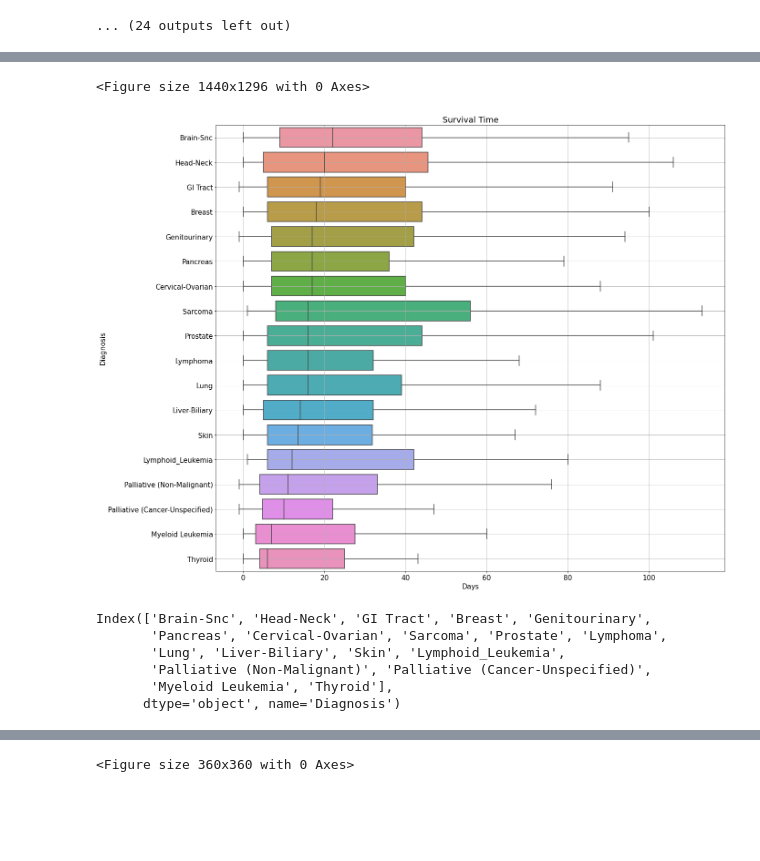
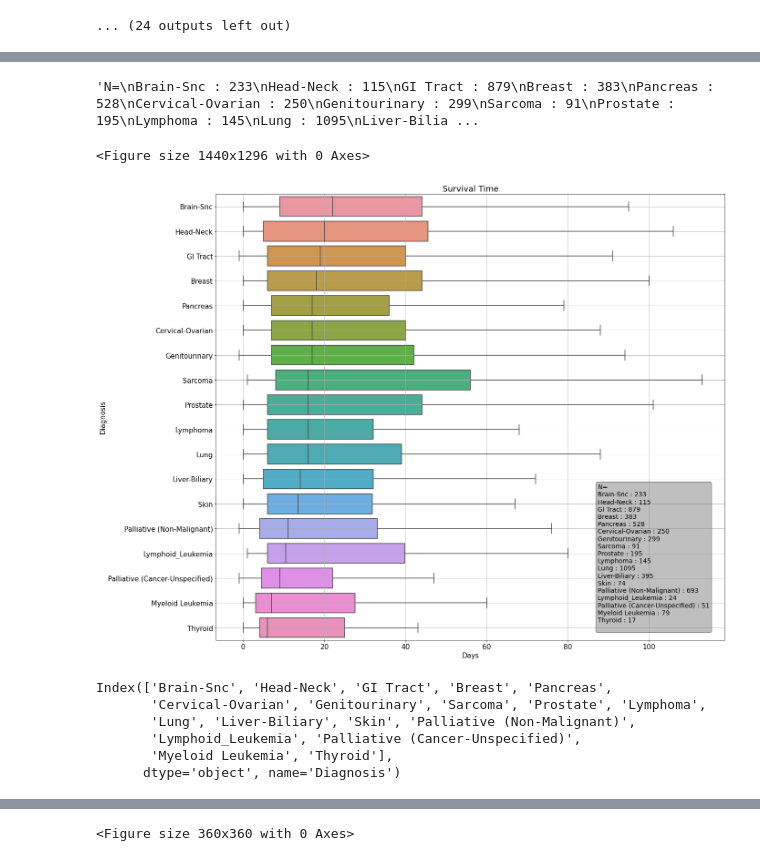
Before and after one commit to ryflect/cs692r-hospice, a Jupyter notebook: Referral Analysis - Frame Creation.ipynb, the cells around one changed output, grey strips where cells are left out. Cells and saved outputs as stored; diff of their text form; code cells hidden in the pictures; blank space fills up the shorter version.

```diff
--- a/Referral Analysis - Frame Creation.ipynb
+++ b/Referral Analysis - Frame Creation.ipynb
@@ -353,24 +358,26 @@ df_referral.head()
 # save as csv file for grouping reference
 # ref_diag.to_csv('./vidas_data/diagnosis_reference.csv')
 # %%
+# Nos. that were later removed from the below groupings due to inconsistency in diagnosis
+# [1046, 1079, 1009, 109, 1303, 1052, 1005, 1011, 1043, 103]
 # group together similar diag
 liver_biliary = [1550, 1977, 1560, 1569, 1568, 1561, 1552, 1551, 1562, 2308]
-lung = [1629, 1625, 1624, 1623, 1970, 1628, 1630, 1639, 162, 1638, 2312, 1631, 1011, 1649, 1972, 1622, 5193]
+lung = [1629, 1625, 1624, 1623, 1970, 1628, 1630, 1639, 162, 1638, 2312, 1631, 1649, 1972, 1622, 5193]
 skin = [1739, 1728, 1738, 172, 1723, 1737, 1729, 1760, 1722, 1726, 1725, 1727,  1724]
 pancreas = [1579, 1578, 1570, 1571, 1572, 157, 1573]
 head_neck = [1619, 1488, 1489, 1467, 1450, 1471, 1468, 1412, 1460, 1710, 1418, 1420, 1469, 1419, 1439, 1479, 1421, 1601, 1721, 1441, 1603, 1618, 1610, 1459, 1499, 1411, 1950, 1490, 1478, 1438, 1452, 1410, 1428, 1483]
-genitourinary = [1891, 1890, 1892, 1899, 189, 1898, 1884, 1872, 23691, 1888, 1889, 188, 1883, 1882, 2337, 1881, 1880, 1052]
-lymphoid_leukemia = [20410, 20890, 2048, 2041, 20480, 20400, 20420, 20290, 202, 1079, 2040]
-breast = [1740, 1749, 1744, 1748, 1741, 174, 1742, 1759, 2330,  1746, 103, 1743, 1745]
+genitourinary = [1891, 1890, 1892, 1899, 189, 1898, 1884, 1872, 23691, 1888, 1889, 188, 1883, 1882, 2337, 1881, 1880]
+lymphoid_leukemia = [20410, 20890, 2048, 2041, 20480, 20400, 20420, 20290, 202, 2040]
+breast = [1740, 1749, 1744, 1748, 1741, 174, 1742, 1759, 2330,  1746, 1743, 1745]
 brain_snc = [1919, 1918, 1917, 1910, 1911, 191, 1912, 1913, 1983, 1929, 1921, 1916, 1940, 1922, 1928]
-gi_tract = [1539, 1540, 1532, 1541, 1536, 154, 153, 1548, 1543, 1531, 1535, 1975, 1542, 1533, 1534, 1976, 1520, 1000, 1516, 1511, 1519, 1513, 1518, 1509, 1504, 1514, 1502, 1501, 150, 1004, 1508, 1512, 1503, 1500, 1505, 1588, 1589, 1515, 1598, 1538, 1529, 1590, 1530, 1522, 1528, 1005, 1009]
+gi_tract = [1539, 1540, 1532, 1541, 1536, 154, 153, 1548, 1543, 1531, 1535, 1975, 1542, 1533, 1534, 1976, 1520, 1000, 1516, 1511, 1519, 1513, 1518, 1509, 1504, 1514, 1502, 1501, 150, 1004, 1508, 1512, 1503, 1500, 1505, 1588, 1589, 1515, 1598, 1538, 1529, 1590, 1530, 1522, 1528]
 thyroid = [193]
-prostate = [185, 1046, 2334]
+prostate = [185, 2334]
 lymphoma = [20208, 20203, 20288, 20021, 20202, 20201, 20280, 20028, 20200, 20025, 20282, 20013, 20204, 20281,  20015, 20286, 20010, 20380, 20301, 1961, 1960, 2019, 20121, 2324, 2001, 20002, 20191, 1962, 20205, 20005, 20018, 20001, 20120, 1965, 2030, 20300, 2002, 20020]
-cervical_ovarian = [1844, 1809, 1840, 2331, 1808, 1801, 1800, 1830, 1986, 1043, 1580, 179, 1828, 1820, 1838, 1839, 183, 1849]
+cervical_ovarian = [1844, 1809, 1840, 2331, 1808, 1801, 1800, 1830, 1986, 1580, 179, 1828, 1820, 1838, 1839, 183, 1849]
 myeloid_leukemia = [20510, 20520, 2051, 23875, 20600, 2089, 20610, 20580, 20690, 20590, 28983, 1985, 20500, 2059]
-palliative_nonmalignant = [4011, 436, 5859, 5119, 5716, 7895, 2564, 4371, 4409, 7687, 768, 600, 1303, 7994, 5118, 3320, 4169, 2252, 2899, 5900, 9985, 42731, 99591, 463, 135, 4941, 28529, 5184, 40492, 4542, 33510, 7582, 27739, 8208, 7893, 51882, 3330, 44422, 34510, 4820, 2394, 5762, 33189, 4389, 41189, 40391, 27730, 1, 25001, 25000, 3310, 667, 51883, 4289, 2, 4379, 7054, 4281, 4280, 33520, 33119, 4149, 5715, 2900, 33182, 4912, 591, 2904, 29043, 586, 425, 6393, 49122, 34839, 5761, 7242, 99, 71500, 10, 4380, 2902, 29021, 3382, 51881, 515, 29040, 49121, 51884, 34591, 29020, 4918, 2859, 5849, 73300, 2800, 2941, 5712, 4299, 3485, 29411, 4019, 7854, 4414, 3352, 431, 28521, 28989, 4150, 7051, 3438, 4321, 578, 56089, 7824, 43811, 340, 73301, 49120, 261, 2903, 3312, 4160, 57140, 42, 41511, 430, 3449, 40493, 4168, 34830, 3314, 34590, 33524, 29041, 5609, 4254, 3321]
-palliative_cancer_unspec = [1990, 199, 1958, 2399, 109, 1991, 19889, 2328]
+palliative_nonmalignant = [4011, 436, 5859, 5119, 5716, 7895, 2564, 4371, 4409, 7687, 768, 600, 7994, 5118, 3320, 4169, 2252, 2899, 5900, 9985, 42731, 99591, 463, 135, 4941, 28529, 5184, 40492, 4542, 33510, 7582, 27739, 8208, 7893, 51882, 3330, 44422, 34510, 4820, 2394, 5762, 33189, 4389, 41189, 40391, 27730, 1, 25001, 25000, 3310, 667, 51883, 4289, 2, 4379, 7054, 4281, 4280, 33520, 33119, 4149, 5715, 2900, 33182, 4912, 591, 2904, 29043, 586, 425, 6393, 49122, 34839, 5761, 7242, 99, 71500, 10, 4380, 2902, 29021, 3382, 51881, 515, 29040, 49121, 51884, 34591, 29020, 4918, 2859, 5849, 73300, 2800, 2941, 5712, 4299, 3485, 29411, 4019, 7854, 4414, 3352, 431, 28521, 28989, 4150, 7051, 3438, 4321, 578, 56089, 7824, 43811, 340, 73301, 49120, 261, 2903, 3312, 4160, 57140, 42, 41511, 430, 3449, 40493, 4168, 34830, 3314, 34590, 33524, 29041, 5609, 4254, 3321]
+palliative_cancer_unspec = [1990, 199, 1958, 2399, 1991, 19889, 2328]
 sarcoma = [1718, 1409, 1431, 1707, 1510, 1719, 1640, 1717, 1716, 1713, 1953, 1733, 1951, 1709, 1715, 1735, 1702, 1874, 1736, 1704, 20530, 200, 1768, 2012, 20000]
 # %%
 df_referral['Diagnosis_Flag'] = np.NaN
@@ -435,5 +442,6 @@ df_referral.head()
 | 5 | 3417 | 2015-10-05 15:00:00 | AMB | 2015-09-28 17:26:59.413 | 1739 - Altri tumori maligni della... | 6.0 | Skin | 1739 | ... |
 | 6 | 2977 | 2015-10-06 06:00:00 | AMB | 2015-09-08 11:26:31.850 | 001 - Cure Palliative#2005 | 27.0 | Palliative (Non-Malignant) | 1 | ... |
 # %%
-df_referral.Diagnosis.value_counts()
+num_patients = df_referral.Diagnosis.value_counts()
+num_patients
 # %% [output]
@@ -632,3 +640,6 @@ for cancer in cancers:
 <Figure size 360x360 with 0 Axes>
 [figure]
 ... (24 outputs left out)
+# %%
+pat_arr = num_patients[df_referral.groupby(by=['Diagnosis'])['survival_time_days'].median().sort_values(ascending=False).index].to_frame().rename(columns={'Diagnosis': 'Num_Patients'}).reset_index().values
+pat_arr
@@ -635,28 +665,39 @@ for cancer in cancers:
+# %%
+text = str('N=\n')
+for i in pat_arr:
+    text = text + i[0] + ' : ' + str(i[1]) + '\n'
+text
+# %% [output]
+'N=\nBrain-Snc : 233\nHead-Neck : 115\nGI Tract : 879\nBreast : 383\nPancreas : 528\nCervical-Ovarian : 250\nGenitourinary : 299\nSarcoma : 91\nProstate : 195\nLymphoma : 145\nLung : 1095\nLiver-Bilia ...
 # %%
 # boxplots for each diagnosis
 import seaborn as sns
 plt.rcParams['figure.figsize'] = [20, 18]
 matplotlib.rcParams.update({'font.size': 15})
 plt.figure()
 fig, ax = plt.subplots()
 diag_order = df_referral.groupby(by=['Diagnosis'])['survival_time_days'].median().sort_values(ascending=False).index
 ax = sns.boxplot(x='survival_time_days', y='Diagnosis', data=df_referral, order=diag_order, showfliers=False)
 ax.set_xlabel('Days')
 ax.set_ylabel('Diagnosis')
 ax.set_title('Survival Time')
+props = dict(boxstyle='round', facecolor='grey', alpha=0.5)
+# place a text box in upper left in axes coords
+ax.text(0.75, 0.35, text, transform=ax.transAxes, fontsize=14,
+        verticalalignment='top', bbox=props)
 plt.grid()
 plt.savefig("./graphs/referral analysis/survival_time_box_plot_diagnosis.png", bbox_inches='tight')
 plt.show()
 # %% [output]
 <Figure size 1440x1296 with 0 Axes>
-[figure, old version]
+[figure, new version]
 # %%
 df_referral.groupby(by=['Diagnosis'])['survival_time_days'].median().sort_values(ascending=False).index
 # %% [output]
-Index(['Brain-Snc', 'Head-Neck', 'GI Tract', 'Breast', 'Genitourinary',
-       'Pancreas', 'Cervical-Ovarian', 'Sarcoma', 'Prostate', 'Lymphoma',
-       'Lung', 'Liver-Biliary', 'Skin', 'Lymphoid_Leukemia',
-       'Palliative (Non-Malignant)', 'Palliative (Cancer-Unspecified)',
+Index(['Brain-Snc', 'Head-Neck', 'GI Tract', 'Breast', 'Pancreas',
+       'Cervical-Ovarian', 'Genitourinary', 'Sarcoma', 'Prostate', 'Lymphoma',
+       'Lung', 'Liver-Biliary', 'Skin', 'Palliative (Non-Malignant)',
+       'Lymphoid_Leukemia', 'Palliative (Cancer-Unspecified)',
        'Myeloid Leukemia', 'Thyroid'],
       dtype='object', name='Diagnosis')
 # %%
```
Also changed, not shown: parts of 16 cells of this notebook, 5 other files.
